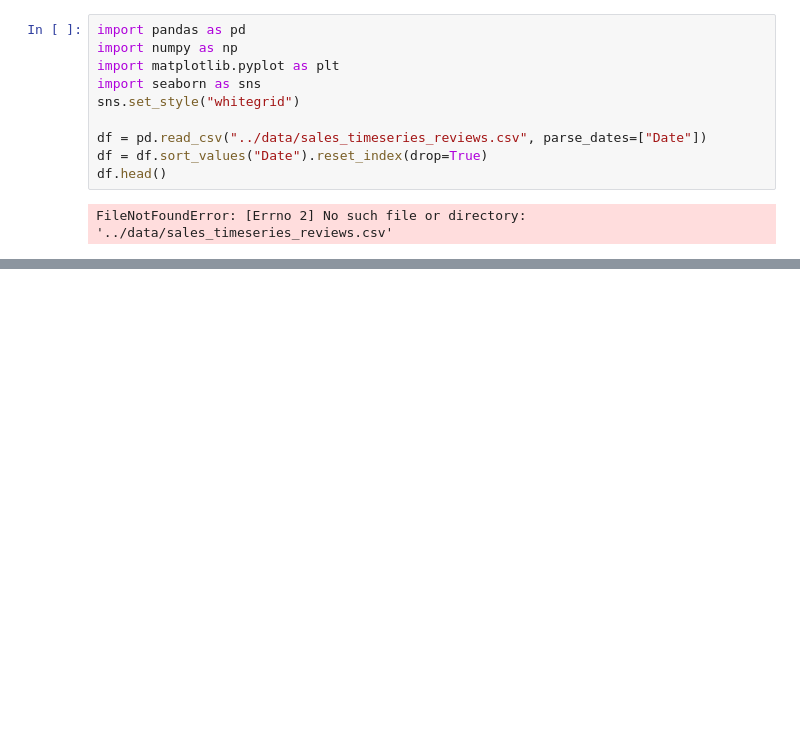
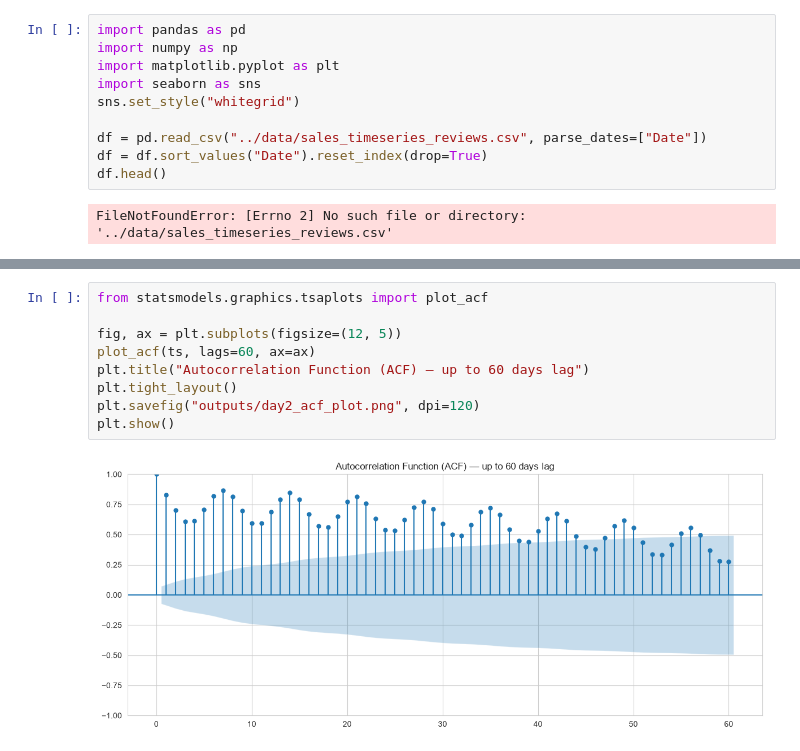
Before and after one commit to nikitha-d1323/data-analysis-mini-projects, a Jupyter notebook: unit3-sales-timeseries-text/Sales_TimeSeries_Text_Unit3.ipynb, the cells around one changed output, grey strips where cells are left out. Cells and saved outputs as stored; diff of their text form; blank space fills up the shorter version.

Commit message:
Unit3 Day 2: lag features and autocorrelation (ACF/PACF) analysis

```diff
--- a/unit3-sales-timeseries-text/Sales_TimeSeries_Text_Unit3.ipynb
+++ b/unit3-sales-timeseries-text/Sales_TimeSeries_Text_Unit3.ipynb
@@ -71,0 +135,11 @@ plt.show()
+# %%
+from statsmodels.graphics.tsaplots import plot_acf
+
+fig, ax = plt.subplots(figsize=(12, 5))
+plot_acf(ts, lags=60, ax=ax)
+plt.title("Autocorrelation Function (ACF) — up to 60 days lag")
+plt.tight_layout()
+plt.savefig("outputs/day2_acf_plot.png", dpi=120)
+plt.show()
+# %% [output]
+[figure, added]
```
Also changed, not shown: parts of 17 cells of this notebook, 3 other files.
